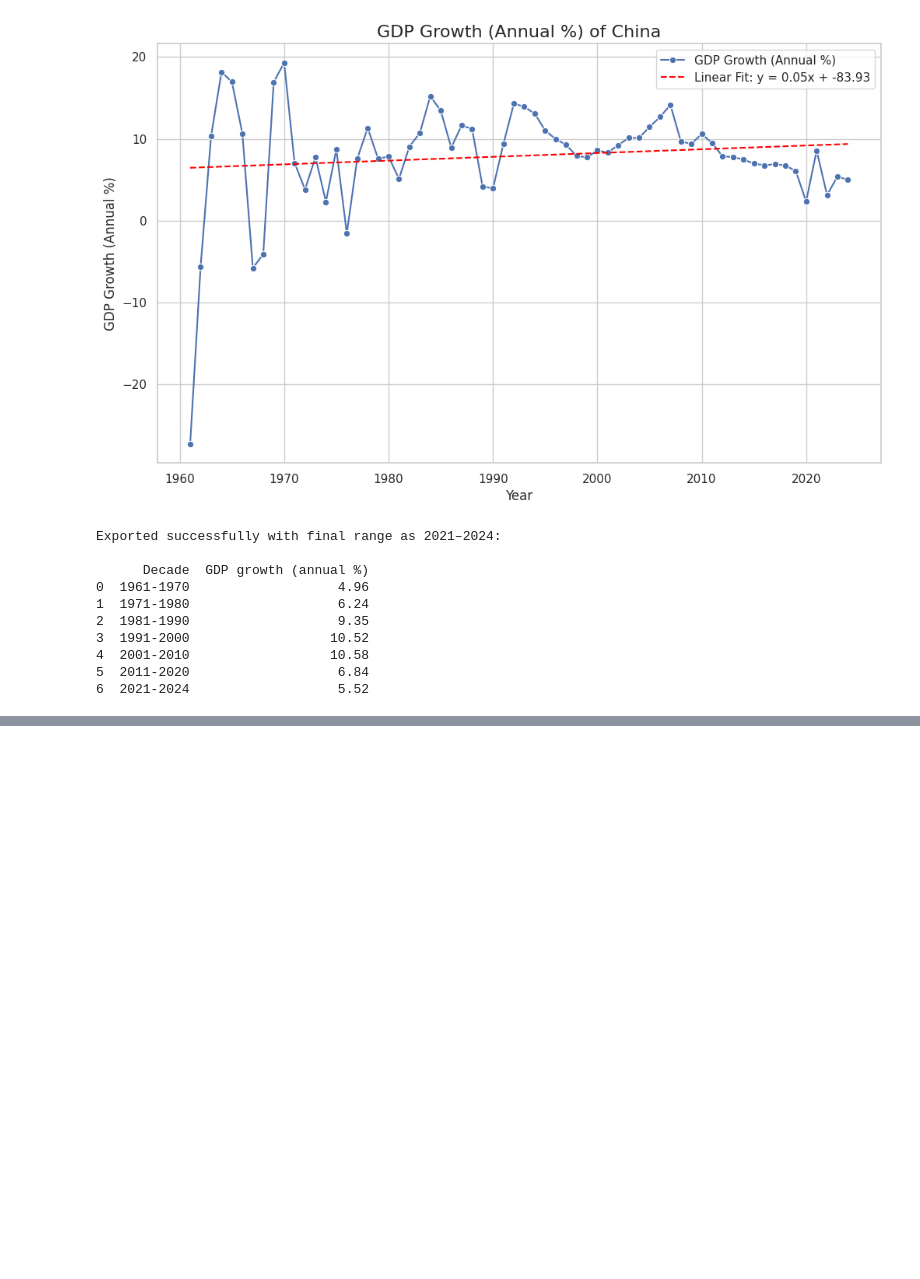
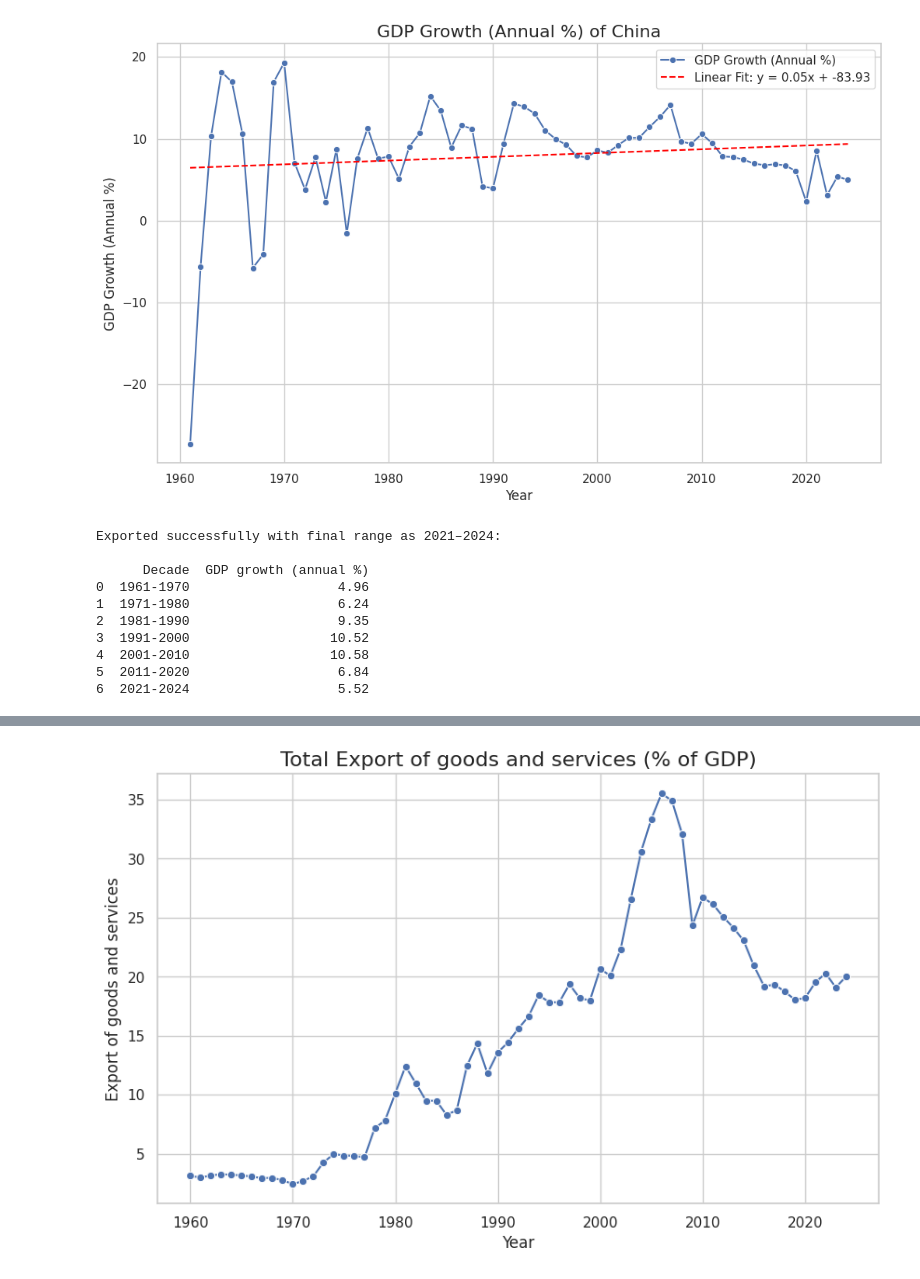
Before and after one commit to Savycode10/Economic-Growth, a Jupyter notebook: China_GDP.ipynb, the cells around one changed output, grey strips where cells are left out. Cells and saved outputs as stored; diff of their text form; code cells hidden in the pictures; blank space fills up the shorter version.

```diff
--- a/China_GDP.ipynb
+++ b/China_GDP.ipynb
@@ -94,3 +94,7 @@ Exported successfully with final range as 2021–2024:
 4  2001-2010                  10.58
 5  2011-2020                   6.84
 6  2021-2024                   5.52
+# %%
+import pandas as pd
+df = pd.read_excel('China Export of Goods and Services.xlsx')
+df.head()
@@ -96,0 +108,15 @@ Exported successfully with final range as 2021–2024:
+# %%
+import matplotlib.pyplot as plt
+import seaborn as sns
+# Set the style for the plot
+sns.set_theme(style="whitegrid")
+# Plot the line plot
+plt.figure(figsize=(10, 6))
+sns.lineplot(data=df, x='Year', y='Exports of goods and services (% of GDP)', marker='o')
+plt.title('Total Export of goods and services (% of GDP)', fontsize=16)
+plt.xlabel('Year', fontsize=12)
+plt.ylabel('Export of goods and services', fontsize=12)
+plt.grid(True)
+plt.show()
+# %% [output]
+[figure, added]
```
Also changed, not shown: parts of 5 cells of this notebook.
